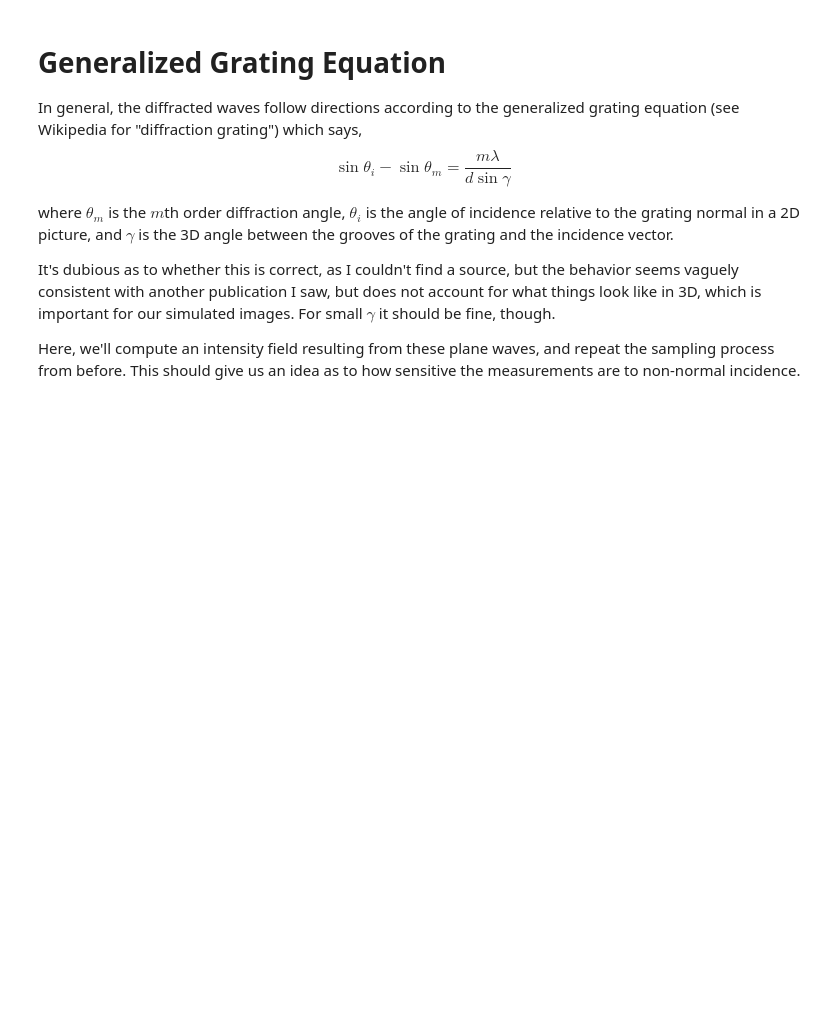
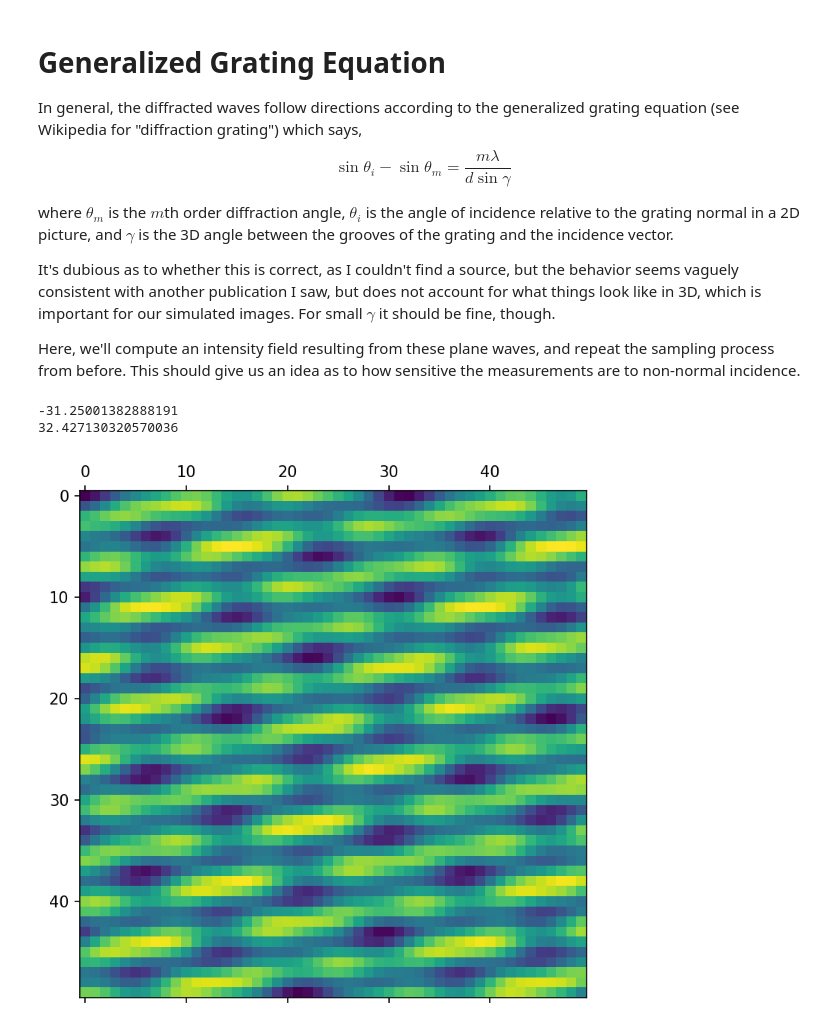
Before and after one commit to Certaingemstone/OpenQuantum, a Jupyter notebook: teaching/mit-spring-2024/experiment/talbot-wavemeter/3planewaves.ipynb, the cells around one changed output. Saved outputs shown, nothing was run; the diff lists cells and outputs as text; code cells hidden in the pictures; blank space fills up the shorter version.

```diff
--- a/teaching/mit-spring-2024/experiment/talbot-wavemeter/3planewaves.ipynb
+++ b/teaching/mit-spring-2024/experiment/talbot-wavemeter/3planewaves.ipynb
@@ -244,9 +244,54 @@ It's dubious as to whether this is correct, as I couldn't find a source, but the
 
 Here, we'll compute an intensity field resulting from these plane waves, and repeat the sampling process from before. This should give us an idea as to how sensitive the measurements are to non-normal incidence.
 # %%
-thetai = 2 * np.pi/180
-gamma = 2 * np.pi/180
+# REMARK: run the sensor parameters cell and the cell that defines DoRotation first
+
+# incidence parameters
+thetai = 0.5 * np.pi/180
+gamma = 0 * np.pi/180 + np.pi/2
+
+phi0 = 0
+phi1 = 0
+phi_1 = 0
 
 # compute the angles of diffracted beams
 theta0 = thetai
-theta1 =
+theta1 = np.arcsin(np.sin(thetai) - (wavelen/(gratinglen*np.sin(gamma))))
+theta_1 = np.arcsin(np.sin(thetai) + (wavelen/(gratinglen*np.sin(gamma))))
+
+print(theta1 * 180/np.pi)
+print(theta_1 * 180/np.pi)
+
+# convert into wavevectors in x-z plane
+k = 2 * np.pi / wavelen # um^-1
+k0z = k * np.cos(theta0)
+k0x = k * np.sin(theta0)
+
+k1z = k * np.cos(theta1)
+k1x = k * np.sin(theta1)
+
+k_1z = k * np.cos(theta_1)
+k_1x = k * np.sin(theta_1)
+
+# produce the amplitudes due to each beam at each xx zz point sampled
+order0 = A0 * np.sin(k0x*xx + k0z*zz + phi0)
+order1 = A1 * np.sin(k1x*xx + k1z*zz + phi1)
+order_1 = A1 * np.sin(k_1x*xx + k_1z*zz + phi_1)
+
+# and then interfere them
+tot_amplitudes = order0 + order1 + order_1
+
+# square to produce amplitudes
+tot_intensities = tot_amplitudes ** 2
+
+# downsample into the image
+pixel_values = skimage.measure.block_reduce(tot_intensities, (samples_per_pixel, samples_per_pixel), np.sum)
+
+# display the image
+fig, ax = plt.subplots(figsize=(6,6), dpi=150)
+ax.matshow(pixel_values[0:50, 0:50])
+plt.show()
+# %% [output]
+-31.25001382888191
+32.427130320570036
+[figure, added]
```
Also changed, not shown: parts of 9 cells of this notebook, 1 other file.
